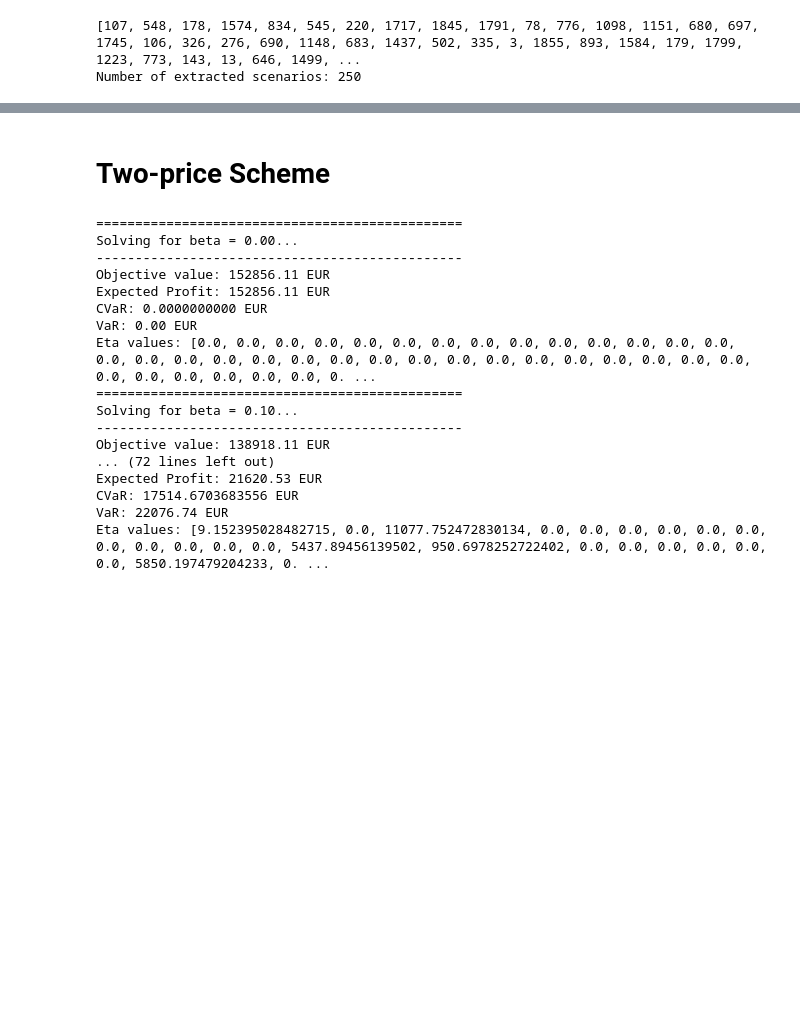
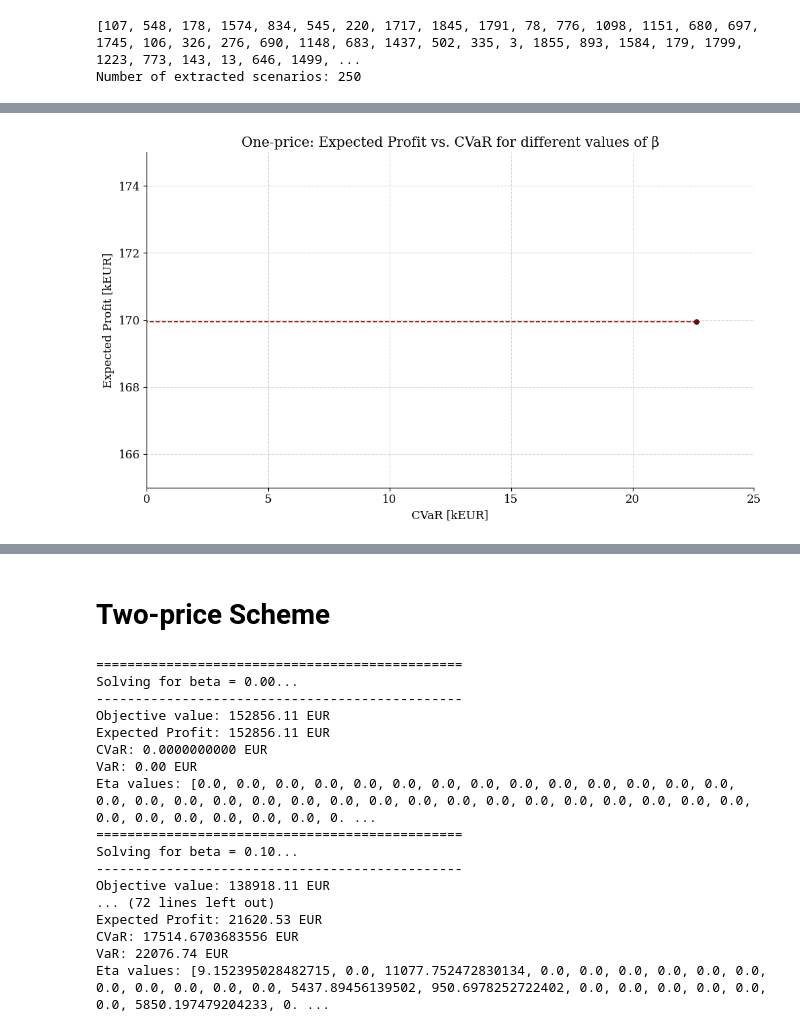
Before and after one commit to Hvid1999/46755, a Jupyter notebook: Assignment 2/task_1c_v2.ipynb, the cells around one changed output, grey strips where cells are left out. Cells and saved outputs as stored; diff of their text form; code cells hidden in the pictures; blank space fills up the shorter version.

Commit message:
1c debugging in progress - one-price still seems broken

```diff
--- a/Assignment 2/task_1c_v2.ipynb
+++ b/Assignment 2/task_1c_v2.ipynb
@@ -194,3 +219,73 @@ Runtime: 141.999960 ms
+# %%
+# Plot expected value vs. CVaR for different beta values
+
+fig = plt.figure(figsize=(10, 6))
+
+ax = fig.gca()
+betas = list(results_per_beta_op.keys())
+expected_profit = [results_per_beta_op[beta]['Expected Profit'] / 1e3 for beta in betas]
+cvar_values = [results_per_beta_op[beta]['CVaR'] / 1e3 for beta in betas]
+
+
+# # Adjust bbox and arrowprops as needed
+# arrowprops = dict(linestyle="dotted", arrowstyle='-', color='black', alpha=1)
+# bbox_props = dict(boxstyle="round,pad=0.25", fc="lightgrey", ec="black", lw=1, linestyle=':', alpha=1)
+
+# offsets = [(25,15),   # 0.0
+#            (-10,15),  # 0.1
+#            (-5,15),   # 0.2
+#            (-25,-10), # 0.3
+#            (-30,-25), # 0.4
+#            (-5,-25),  # 0.5
+#            (-25, 35), # 0.6
+#            (5, 45),   # 0.7
+#            (25,25),   # 0.8
+#            (30,0),    # 0.9
+#            (-75,35)]  # 1.0
+
+
+# for i in range(len(betas)):
+#     if i < (len(betas) - 1):
+#         label = '\u03B2 = %.1f' % betas[i]
+#         xy = (cvar_values[i], expected_profit[i])
+#     else:
+#         label = '\u03B2 = %.1f\n\n(Exp. profit = %.2f kEUR)' % (betas[i], expected_profit[i])
+#         xy = (cvar_values[i], 140)
+
+#     ax.annotate(label,
+#                     xy=xy,
+#                     xytext=offsets[i],
+#                     xycoords='data',
+#                     textcoords='offset points',
+#                     arrowprops=arrowprops,
+#                     bbox=bbox_props,
+#                     fontsize=8,
+#                     color='maroon',
+#                     ha = 'center',
+#                     va = 'center',
+#                     rotation=0,
+#                     clip_on=False,
+#                     annotation_clip=False)
+
+
+plt.plot(cvar_values, expected_profit, marker='o', linestyle='--', color='maroon', markersize=5, markeredgecolor='darkslategray', markeredgewidth=0.5, linewidth=1.2)
+plt.xlabel('CVaR [kEUR]')
+plt.ylabel('Expected Profit [kEUR]')
+
+#plt.yticks(np.arange(140, 161, 2.5))
+#plt.xticks(np.arange(0, 20, 2.5))
+
+plt.xlim([0,25000 / 1e3])
+ax.set_ylim([165000 / 1e3, 175000 / 1e3])
+
+plt.title('One-price: Expected Profit vs. CVaR for different values of \u03B2')
+
+#plt.savefig('Figures/One-price_Expected_Profit_vs_CVaR.png', dpi=300, bbox_inches='tight')
+
+plt.tight_layout()
+plt.show()
+# %% [output]
+[figure, added]
 # %%
 var_values = []
 betas = list(results_per_beta_op.keys())
```
Also changed, not shown: parts of 7 cells of this notebook, 1 other file.
